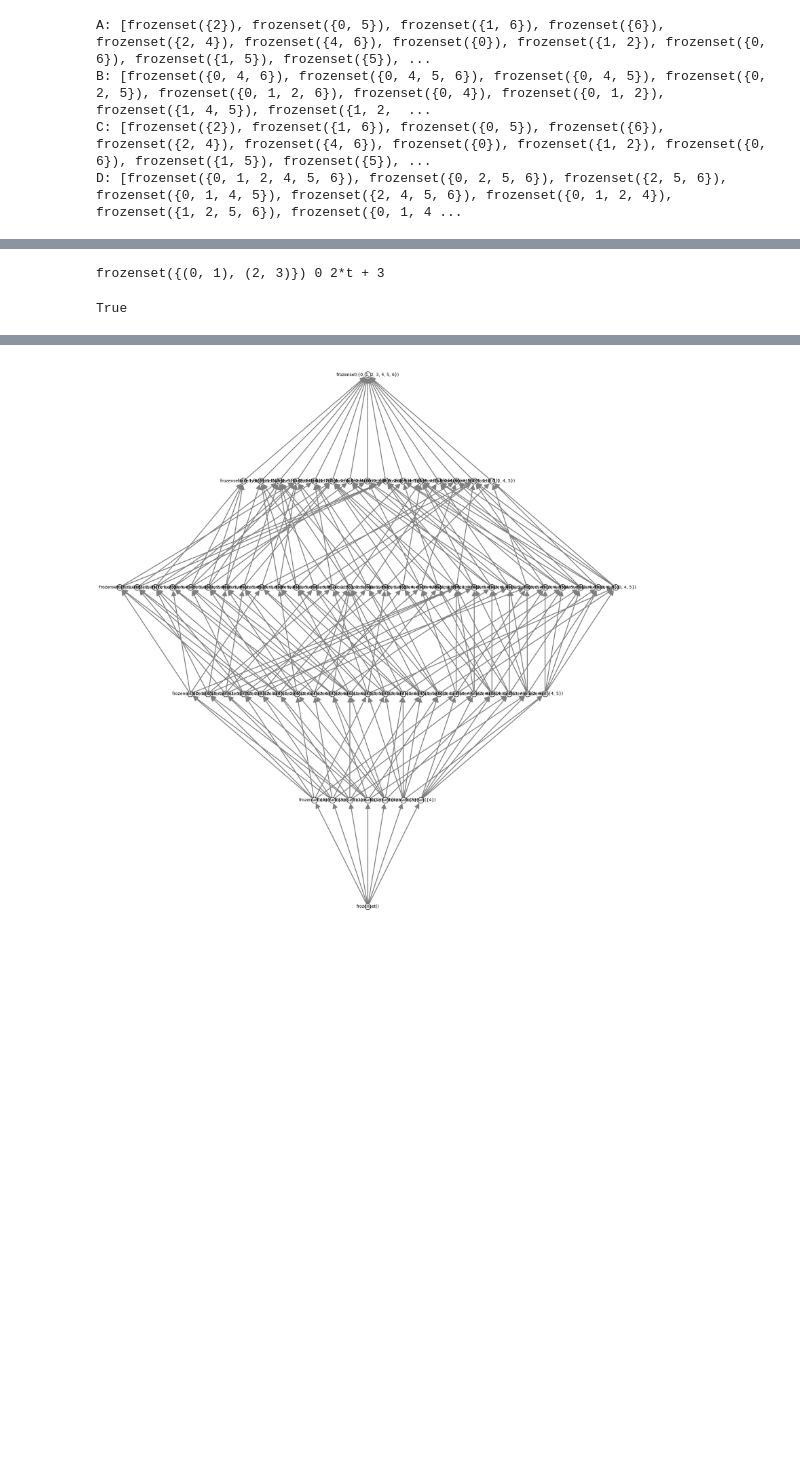
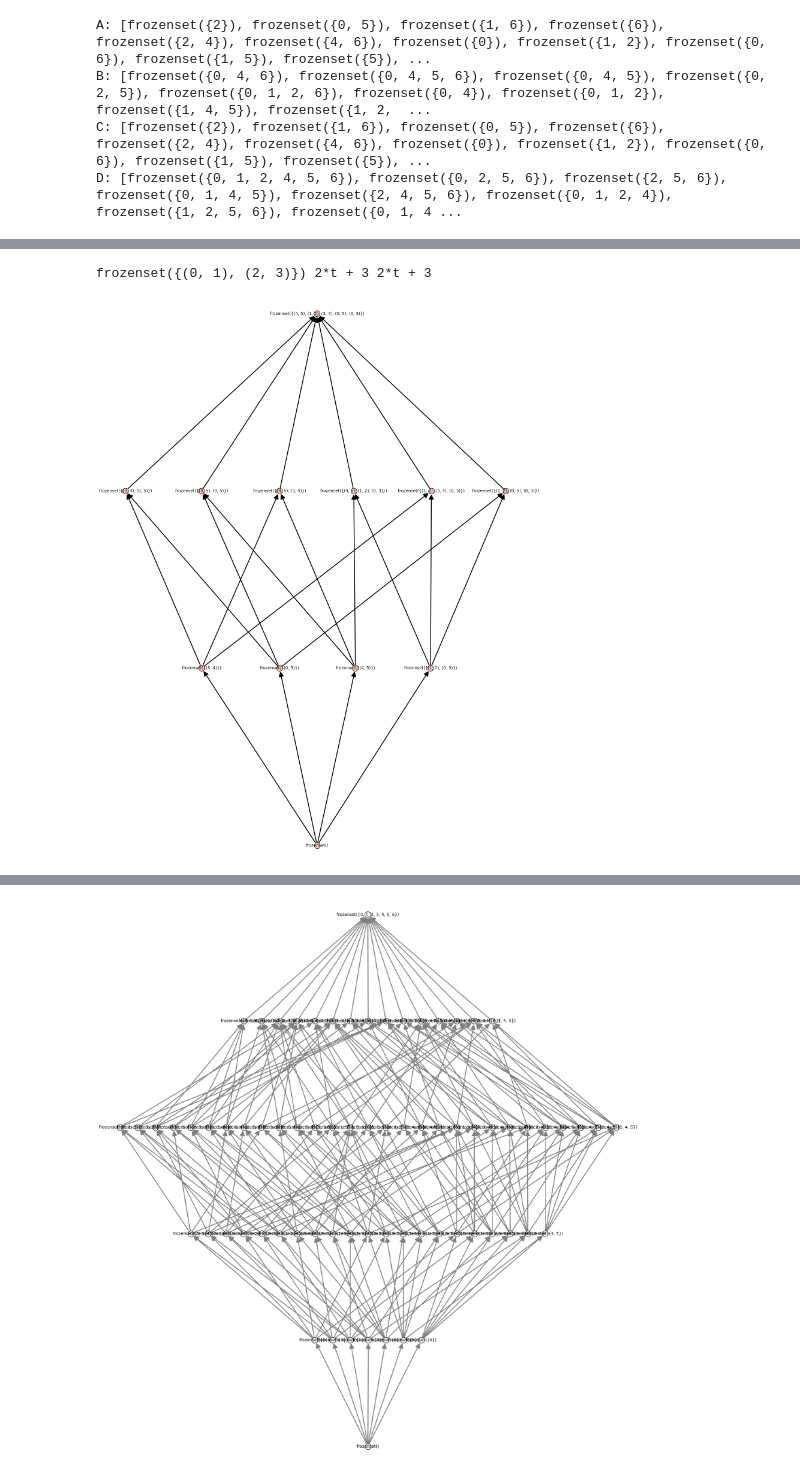
Before and after one commit to NutanNepal/ChowringofMatroids, a Jupyter notebook: qpolys/w-example4 copy.ipynb, the cells around one changed output, grey strips where cells are left out. Saved outputs shown, nothing was run; the diff lists cells and outputs as text; code cells hidden in the pictures; blank space fills up the shorter version.

```diff
--- a/qpolys/w-example4 copy.ipynb
+++ b/qpolys/w-example4 copy.ipynb
@@ -201,11 +337,10 @@ display(results_df)
 # %%
 F = frozenset({(0, 1), (2, 3)})
 print(F, kl_inverse_fast(M.contract(F)), invKL(M.contract(F)))
 M.contract(F).lattice_of_flats().plot(figsize= 25)
-is_paving(M.contract(F).dual())
 # %% [output]
-frozenset({(0, 1), (2, 3)}) 0 2*t + 3
+frozenset({(0, 1), (2, 3)}) 2*t + 3 2*t + 3
-True
+[figure, added]
 # %%
 kl_inverse_fast(M) - kl_inverse_fast(M.delete(edge_e))
 # %% [output]
```
Also changed, not shown: parts of 6 cells of this notebook, 5 other files.
